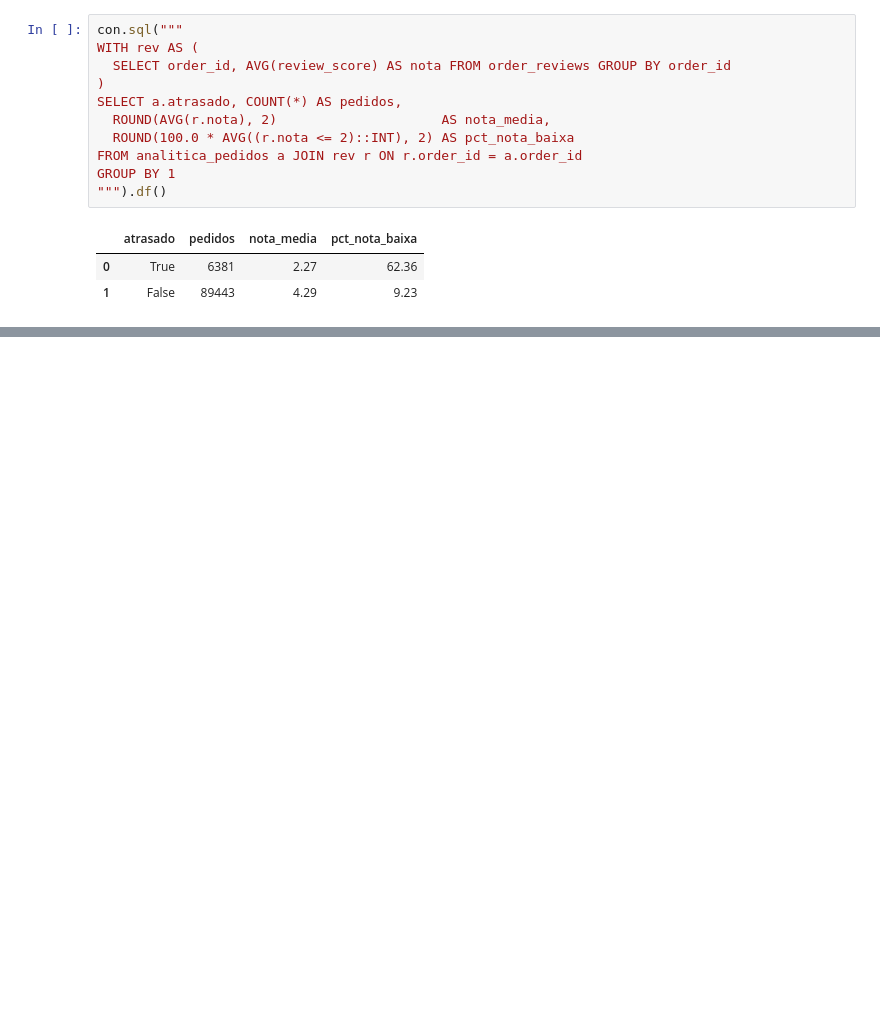
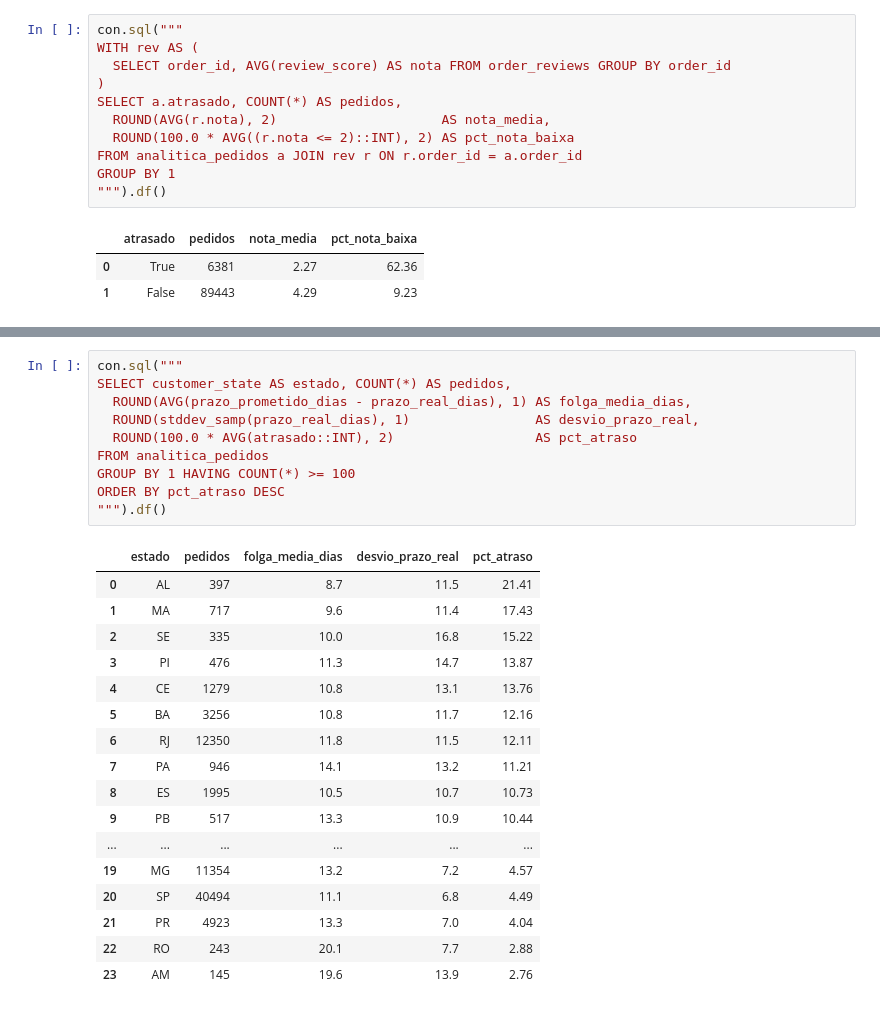
Before and after one commit to Luis-Filipe-Santos/olist-delivery-delay, a Jupyter notebook: notebooks/02_analise_atraso.ipynb, the cells around one changed output, grey strips where cells are left out. Drawn from its saved outputs; the diff is of its cells as text; blank space fills up the shorter version.

```diff
--- a/notebooks/02_analise_atraso.ipynb
+++ b/notebooks/02_analise_atraso.ipynb
@@ -106,0 +140,28 @@ GROUP BY 1
+# %%
+con.sql("""
+SELECT customer_state AS estado, COUNT(*) AS pedidos,
+  ROUND(AVG(prazo_prometido_dias - prazo_real_dias), 1) AS folga_media_dias,
+  ROUND(stddev_samp(prazo_real_dias), 1)                AS desvio_prazo_real,
+  ROUND(100.0 * AVG(atrasado::INT), 2)                  AS pct_atraso
+FROM analitica_pedidos
+GROUP BY 1 HAVING COUNT(*) >= 100
+ORDER BY pct_atraso DESC
+""").df()
+# %% [output]
+|  | estado | pedidos | folga_media_dias | desvio_prazo_real | pct_atraso |
+| 0 | AL | 397 | 8.7 | 11.5 | 21.41 |
+| 1 | MA | 717 | 9.6 | 11.4 | 17.43 |
+| 2 | SE | 335 | 10.0 | 16.8 | 15.22 |
+| 3 | PI | 476 | 11.3 | 14.7 | 13.87 |
+| 4 | CE | 1279 | 10.8 | 13.1 | 13.76 |
+| 5 | BA | 3256 | 10.8 | 11.7 | 12.16 |
+| 6 | RJ | 12350 | 11.8 | 11.5 | 12.11 |
+| 7 | PA | 946 | 14.1 | 13.2 | 11.21 |
+| 8 | ES | 1995 | 10.5 | 10.7 | 10.73 |
+| 9 | PB | 517 | 13.3 | 10.9 | 10.44 |
+| ... | ... | ... | ... | ... | ... |
+| 19 | MG | 11354 | 13.2 | 7.2 | 4.57 |
+| 20 | SP | 40494 | 11.1 | 6.8 | 4.49 |
+| 21 | PR | 4923 | 13.3 | 7.0 | 4.04 |
+| 22 | RO | 243 | 20.1 | 7.7 | 2.88 |
+| 23 | AM | 145 | 19.6 | 13.9 | 2.76 |
```
Also changed, not shown: parts of 8 cells of this notebook, 3 other files.
